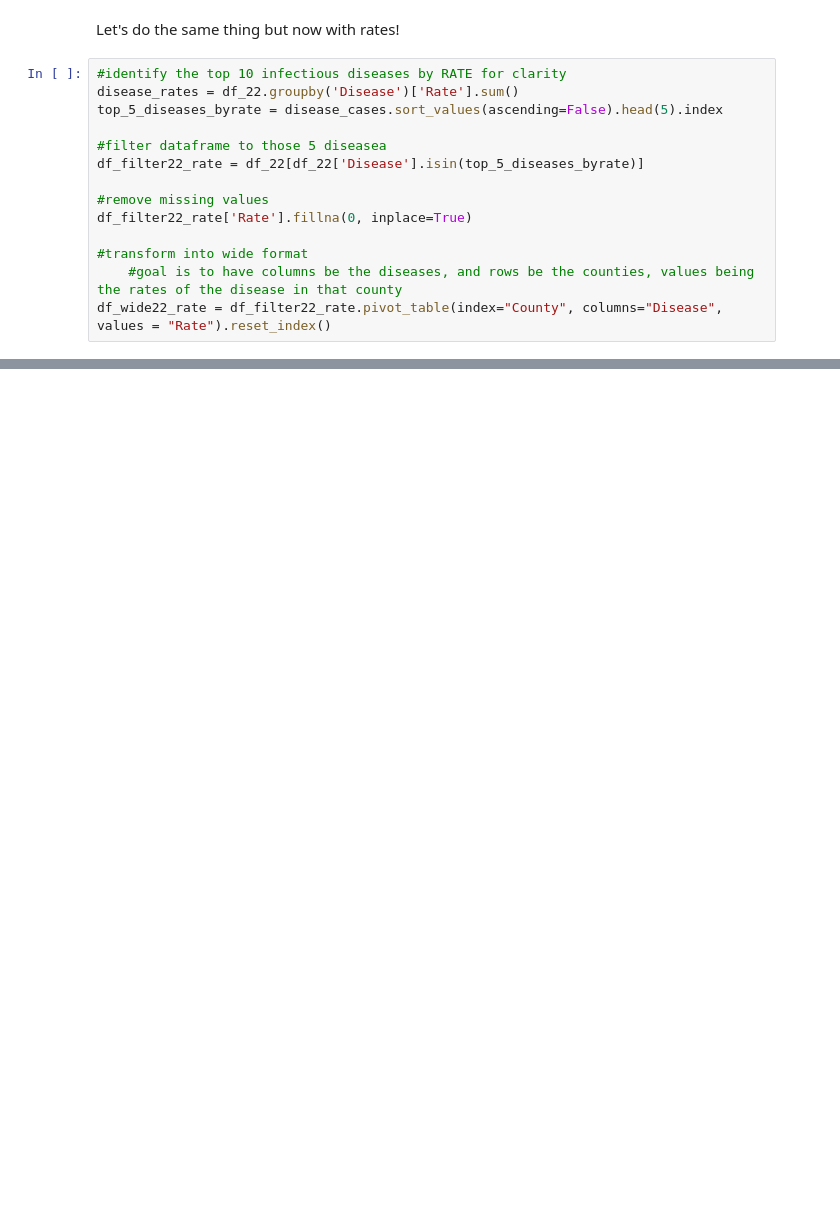
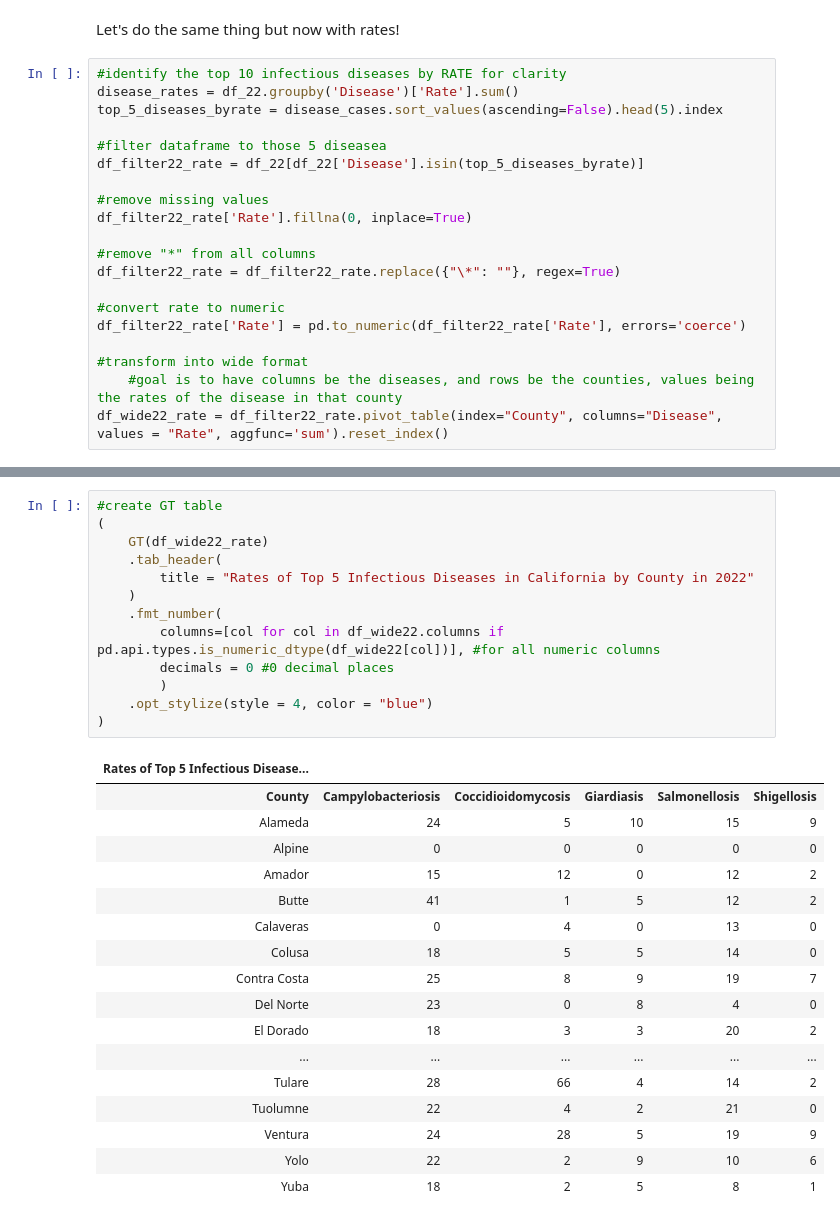
Before and after one commit to alessiakz/infectious-disease-surveillance, a Jupyter notebook: code/02_tables.ipynb, the cells around one changed output, grey strips where cells are left out. Drawn from its saved outputs; the diff is of its cells as text; blank space fills up the shorter version.

Commit message:
made rates table

```diff
--- a/code/02_tables.ipynb
+++ b/code/02_tables.ipynb
@@ -74,9 +74,15 @@ df_filter22_rate = df_22[df_22['Disease'].isin(top_5_diseases_byrate)]
 #remove missing values
 df_filter22_rate['Rate'].fillna(0, inplace=True)
 
+#remove "*" from all columns
+df_filter22_rate = df_filter22_rate.replace({"\*": ""}, regex=True)
+
+#convert rate to numeric
+df_filter22_rate['Rate'] = pd.to_numeric(df_filter22_rate['Rate'], errors='coerce')
+
 #transform into wide format
     #goal is to have columns be the diseases, and rows be the counties, values being the rates of the disease in that county
-df_wide22_rate = df_filter22_rate.pivot_table(index="County", columns="Disease", values = "Rate").reset_index()
+df_wide22_rate = df_filter22_rate.pivot_table(index="County", columns="Disease", values = "Rate", aggfunc='sum').reset_index()
 # %% [output]
 The behavior will change in pandas 3.0. This inplace method will never work because the intermediate object on which we are setting values always behaves as a copy.
 
@@ -91,0 +97,31 @@ TypeError: agg function failed [how->mean,dtype->object]
+# %%
+#create GT table
+(
+    GT(df_wide22_rate)
+    .tab_header(
+        title = "Rates of Top 5 Infectious Diseases in California by County in 2022"
+    )
+    .fmt_number(
+        columns=[col for col in df_wide22.columns if pd.api.types.is_numeric_dtype(df_wide22[col])], #for all numeric columns
+        decimals = 0 #0 decimal places
+        )
+    .opt_stylize(style = 4, color = "blue")
+)
+# %% [output]
+| Rates of Top 5 Infectious Disease... |  |  |  |  |  |
+| County | Campylobacteriosis | Coccidioidomycosis | Giardiasis | Salmonellosis | Shigellosis |
+| Alameda | 24 | 5 | 10 | 15 | 9 |
+| Alpine | 0 | 0 | 0 | 0 | 0 |
+| Amador | 15 | 12 | 0 | 12 | 2 |
+| Butte | 41 | 1 | 5 | 12 | 2 |
+| Calaveras | 0 | 4 | 0 | 13 | 0 |
+| Colusa | 18 | 5 | 5 | 14 | 0 |
+| Contra Costa | 25 | 8 | 9 | 19 | 7 |
+| Del Norte | 23 | 0 | 8 | 4 | 0 |
+| El Dorado | 18 | 3 | 3 | 20 | 2 |
+| ... | ... | ... | ... | ... | ... |
+| Tulare | 28 | 66 | 4 | 14 | 2 |
+| Tuolumne | 22 | 4 | 2 | 21 | 0 |
+| Ventura | 24 | 28 | 5 | 19 | 9 |
+| Yolo | 22 | 2 | 9 | 10 | 6 |
+| Yuba | 18 | 2 | 5 | 8 | 1 |
```
Also changed, not shown: parts of 2 cells of this notebook.
